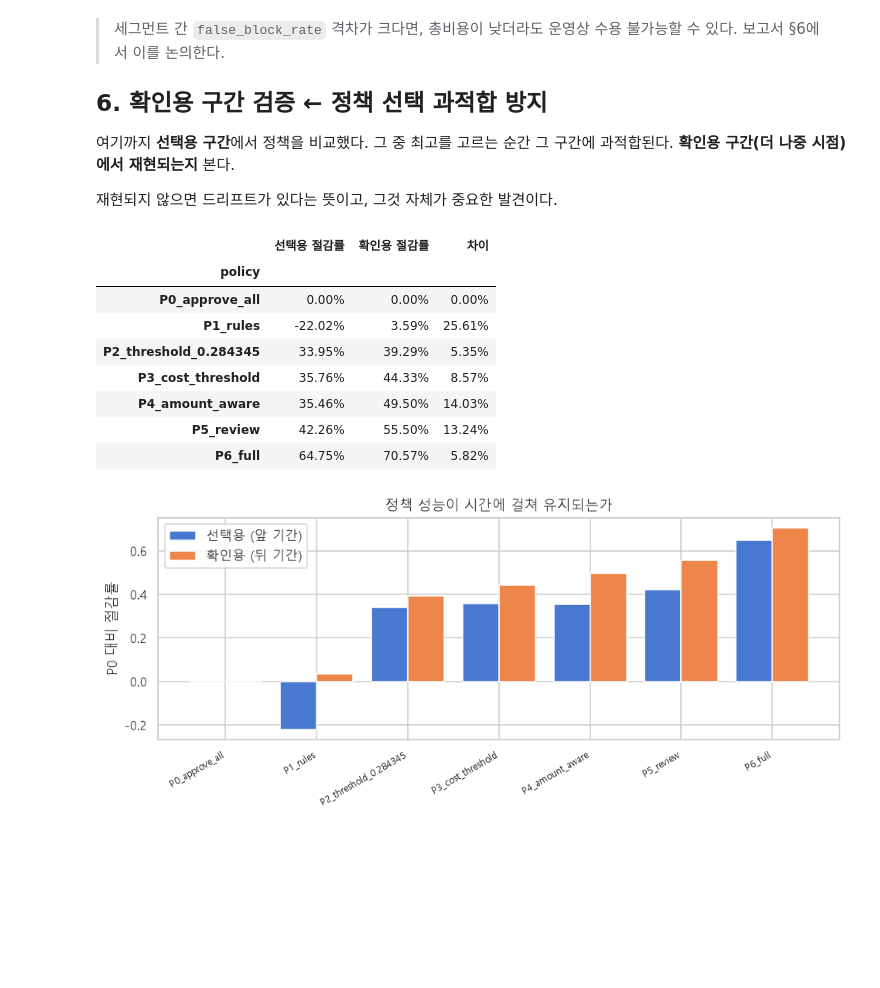
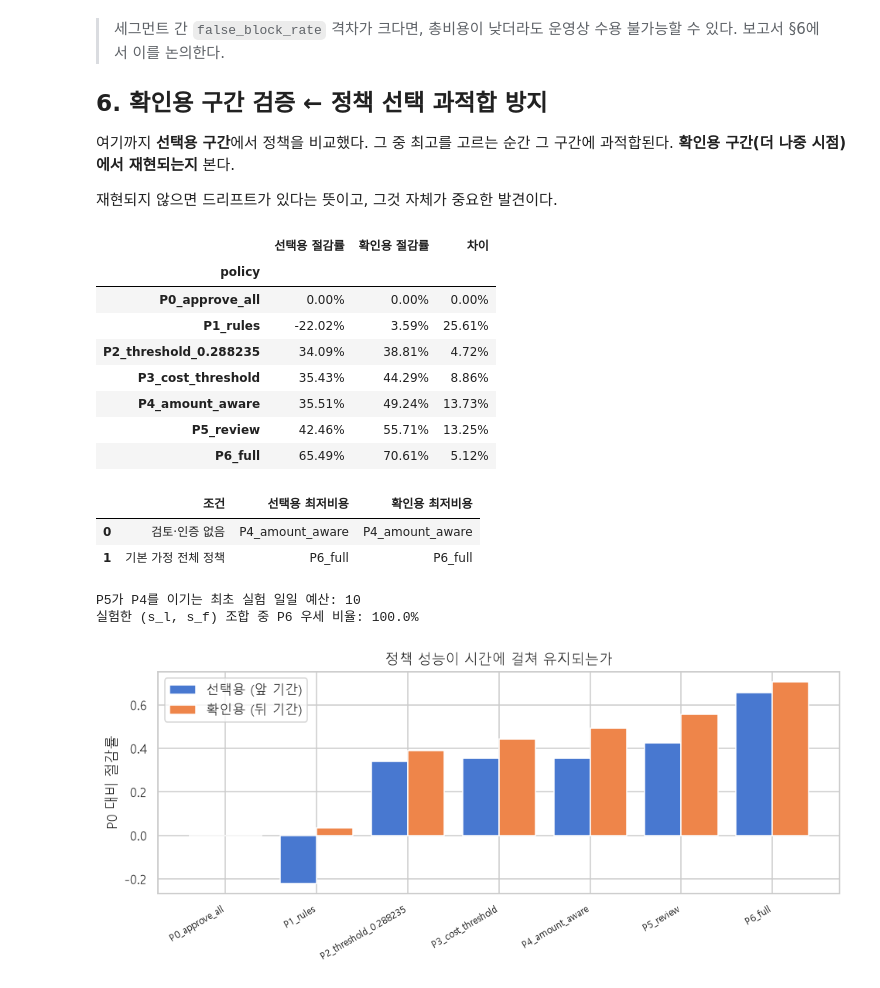
Before and after one commit to rhys3680-cell/fraud-detection-report, a Jupyter notebook: notebooks/06_policy_comparison.ipynb, the cells around one changed output. Drawn from its saved outputs; the diff is of its cells as text; code cells hidden in the pictures; blank space fills up the shorter version.

```diff
--- a/notebooks/06_policy_comparison.ipynb
+++ b/notebooks/06_policy_comparison.ipynb
@@ -210,8 +216,11 @@ display(step.style.format({"비용 변화": "{:,.0f}", "개선률": "{:.2%}"}))
 from sklearn.metrics import roc_auc_score, average_precision_score
 
 rows = []
-for name, pr in [("LGBM 보정 후", sel.p), ("LGBM 가중·보정 후", sel.p_weighted),
-                 ("LGBM 보정 전", sel.p_raw), ("로지스틱 회귀 보정 후", sel.p_lr)]:
+model_probs = [("LGBM selected", sel.p), ("LGBM weighted selected", sel.p_weighted),
+               ("LR selected", sel.p_lr)]
+if not np.allclose(sel.p, sel.p_raw):
+    model_probs.append(("LGBM raw", sel.p_raw))
+for name, pr in model_probs:
     pr = pr.to_numpy()
     r = evaluate.evaluate_policy(
         policy.AmountAwareThreshold(), pr, sel.amount.to_numpy(), sel.is_fraud.to_numpy(), P
@@ -395,34 +417,53 @@ for col in ["ProductCD", "DeviceType", "card4", "card6"]:
 # %%
 result_cfm = evaluate.compare_policies(
     policies, cfm.p.to_numpy(), cfm.amount.to_numpy(), cfm.is_fraud.to_numpy(), P,
     review_group=cfm_day,
 )
 
 side = pd.DataFrame({
     "선택용 절감률": result["saving_vs_p0"],
     "확인용 절감률": result_cfm["saving_vs_p0"],
 })
 side["차이"] = side["확인용 절감률"] - side["선택용 절감률"]
 display(side.style.format("{:.2%}").background_gradient(subset=["차이"], cmap="RdYlGn"))
 
+no_review = [pol.name for pol in policies[:5]]
+summary = pd.DataFrame({
+    "조건": ["검토·인증 없음", "기본 가정 전체 정책"],
+    "선택용 최저비용": [result.loc[no_review, "total"].idxmin(), result["total"].idxmin()],
+    "확인용 최저비용": [result_cfm.loc[no_review, "total"].idxmin(), result_cfm["total"].idxmin()],
+})
+b_pivot = sens_B.pivot(index="B", columns="policy", values="total")
+b_win = b_pivot.index[b_pivot["P5_review"] < b_pivot["P4_amount_aware"]]
+B_cross = int(b_win.min()) if len(b_win) else None
+auth_share = (sens_A["P6_saving_vs_P5"] > 0).mean()
+display(summary)
+print(f"P5가 P4를 이기는 최초 실험 일일 예산: {B_cross}")
+print(f"실험한 (s_l, s_f) 조합 중 P6 우세 비율: {auth_share:.1%}")
+
 fig, ax = plt.subplots(figsize=(9, 4))
 x = np.arange(len(side))
 ax.bar(x - 0.2, side["선택용 절감률"], 0.4, label="선택용 (앞 기간)")
 ax.bar(x + 0.2, side["확인용 절감률"], 0.4, label="확인용 (뒤 기간)")
 ax.set_xticks(x); ax.set_xticklabels(side.index, rotation=30, ha="right", fontsize=8)
 ax.set_ylabel("P0 대비 절감률"); ax.legend()
 ax.set_title("정책 성능이 시간에 걸쳐 유지되는가")
 plt.tight_layout(); plt.show()
 # %% [output]
 |  | 선택용 절감률 | 확인용 절감률 | 차이 |
 | policy |  |  |  |
 | P0_approve_all | 0.00% | 0.00% | 0.00% |
 | P1_rules | -22.02% | 3.59% | 25.61% |
-| P2_threshold_0.284345 | 33.95% | 39.29% | 5.35% |
-| P3_cost_threshold | 35.76% | 44.33% | 8.57% |
-| P4_amount_aware | 35.46% | 49.50% | 14.03% |
-| P5_review | 42.26% | 55.50% | 13.24% |
-| P6_full | 64.75% | 70.57% | 5.82% |
+| P2_threshold_0.288235 | 34.09% | 38.81% | 4.72% |
+| P3_cost_threshold | 35.43% | 44.29% | 8.86% |
+| P4_amount_aware | 35.51% | 49.24% | 13.73% |
+| P5_review | 42.46% | 55.71% | 13.25% |
+| P6_full | 65.49% | 70.61% | 5.12% |
+|  | 조건 | 선택용 최저비용 | 확인용 최저비용 |
+| 0 | 검토·인증 없음 | P4_amount_aware | P4_amount_aware |
+| 1 | 기본 가정 전체 정책 | P6_full | P6_full |
+P5가 P4를 이기는 최초 실험 일일 예산: 10
+실험한 (s_l, s_f) 조합 중 P6 우세 비율: 100.0%
 [figure]
 # %% [markdown]
 ## 7. 결론 — 조건부 권고
```
Also changed, not shown: parts of 10 cells of this notebook, 3 other files.
